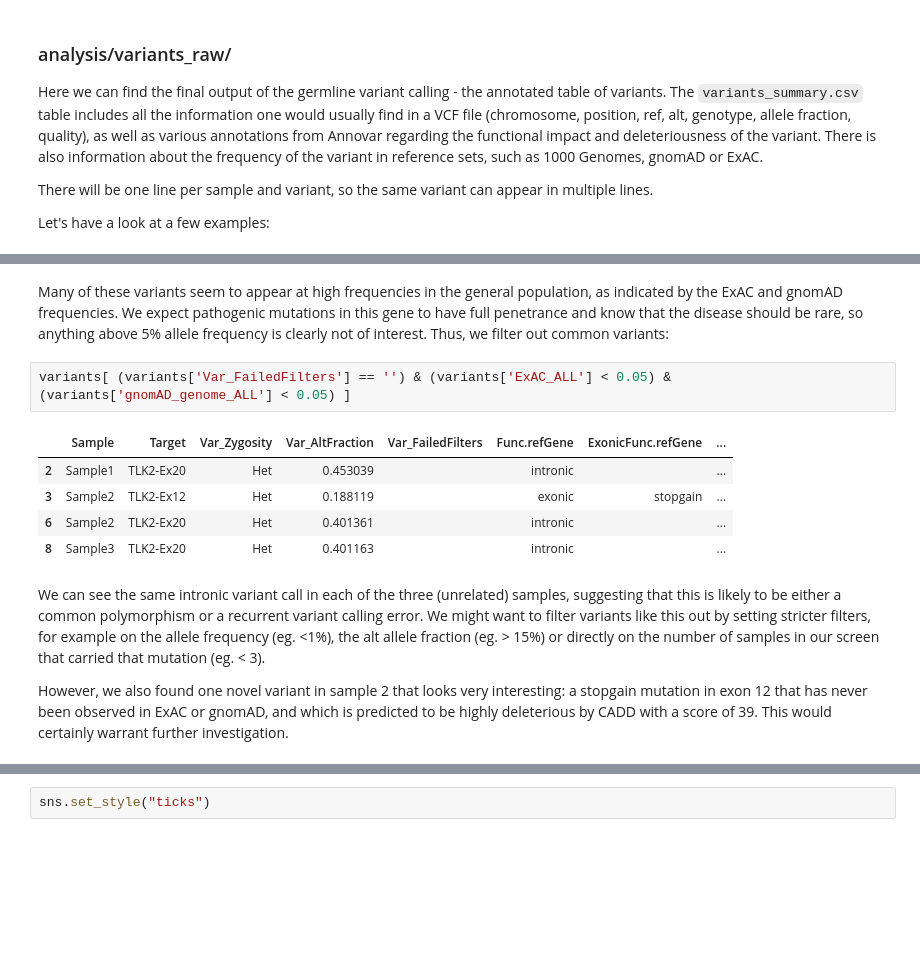
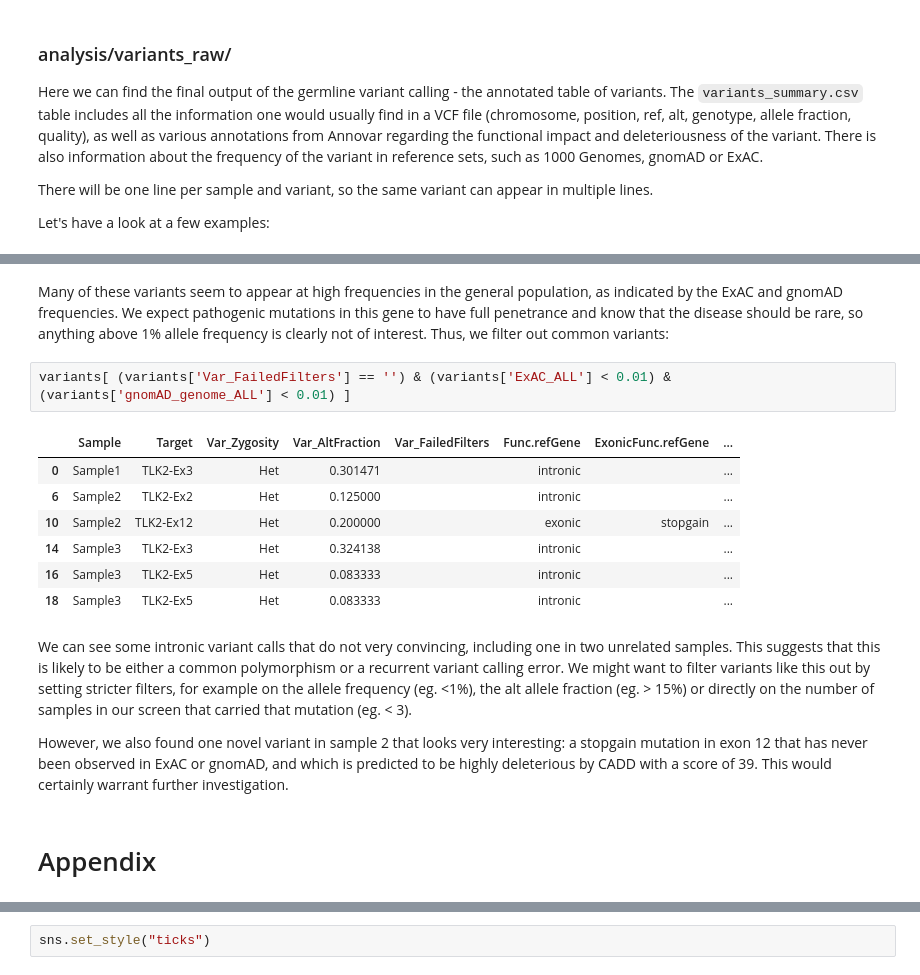
Before and after one commit to koelling/amplimap, a Jupyter notebook: tutorials/tutorial_TLK2.ipynb, the cells around one changed output, grey strips where cells are left out. Drawn from its saved outputs; the diff is of its cells as text; blank space fills up the shorter version.

```diff
--- a/tutorials/tutorial_TLK2.ipynb
+++ b/tutorials/tutorial_TLK2.ipynb
@@ -387,17 +395,21 @@ variants[ variants['Var_FailedFilters'] == '' ]
 # %% [markdown]
-Many of these variants seem to appear at high frequencies in the general population, as indicated by the ExAC and gnomAD frequencies. We expect pathogenic mutations in this gene to have full penetrance and know that the disease should be rare, so anything above 5% allele frequency is clearly not of interest. Thus, we filter out common variants:
+Many of these variants seem to appear at high frequencies in the general population, as indicated by the ExAC and gnomAD frequencies. We expect pathogenic mutations in this gene to have full penetrance and know that the disease should be rare, so anything above 1% allele frequency is clearly not of interest. Thus, we filter out common variants:
 # %%
-variants[ (variants['Var_FailedFilters'] == '') & (variants['ExAC_ALL'] < 0.05) & (variants['gnomAD_genome_ALL'] < 0.05) ]
+variants[ (variants['Var_FailedFilters'] == '') & (variants['ExAC_ALL'] < 0.01) & (variants['gnomAD_genome_ALL'] < 0.01) ]
 # %% [output]
 |  | Sample | Target | Var_Zygosity | Var_AltFraction | Var_FailedFilters | Func.refGene | ExonicFunc.refGene | ... |
-| 2 | Sample1 | TLK2-Ex20 | Het | 0.453039 |  | intronic |  | ... |
-| 3 | Sample2 | TLK2-Ex12 | Het | 0.188119 |  | exonic | stopgain | ... |
-| 6 | Sample2 | TLK2-Ex20 | Het | 0.401361 |  | intronic |  | ... |
-| 8 | Sample3 | TLK2-Ex20 | Het | 0.401163 |  | intronic |  | ... |
+| 0 | Sample1 | TLK2-Ex3 | Het | 0.301471 |  | intronic |  | ... |
+| 6 | Sample2 | TLK2-Ex2 | Het | 0.125000 |  | intronic |  | ... |
+| 10 | Sample2 | TLK2-Ex12 | Het | 0.200000 |  | exonic | stopgain | ... |
+| 14 | Sample3 | TLK2-Ex3 | Het | 0.324138 |  | intronic |  | ... |
+| 16 | Sample3 | TLK2-Ex5 | Het | 0.083333 |  | intronic |  | ... |
+| 18 | Sample3 | TLK2-Ex5 | Het | 0.083333 |  | intronic |  | ... |
 # %% [markdown]
-We can see the same intronic variant call in each of the three (unrelated) samples, suggesting that this is likely to be either a common polymorphism or a recurrent variant calling error. We might want to filter variants like this out by setting stricter filters, for example on the allele frequency (eg. <1%), the alt allele fraction (eg. > 15%) or directly on the number of samples in our screen that carried that mutation (eg. < 3).
+We can see some intronic variant calls that do not very convincing, including one in two unrelated samples. This suggests that this is likely to be either a common polymorphism or a recurrent variant calling error. We might want to filter variants like this out by setting stricter filters, for example on the allele frequency (eg. <1%), the alt allele fraction (eg. > 15%) or directly on the number of samples in our screen that carried that mutation (eg. < 3).
 
 However, we also found one novel variant in sample 2 that looks very interesting: a stopgain mutation in exon 12 that has never been observed in ExAC or gnomAD, and which is predicted to be highly deleterious by CADD with a score of 39. This would certainly warrant further investigation.
+# %% [markdown]
+# Appendix
 # %%
 #simple overview table:
 variants['ID'] = variants['Sample'].str.replace('Sample', '')
```
Also changed, not shown: parts of 11 cells of this notebook, 2 other files.
